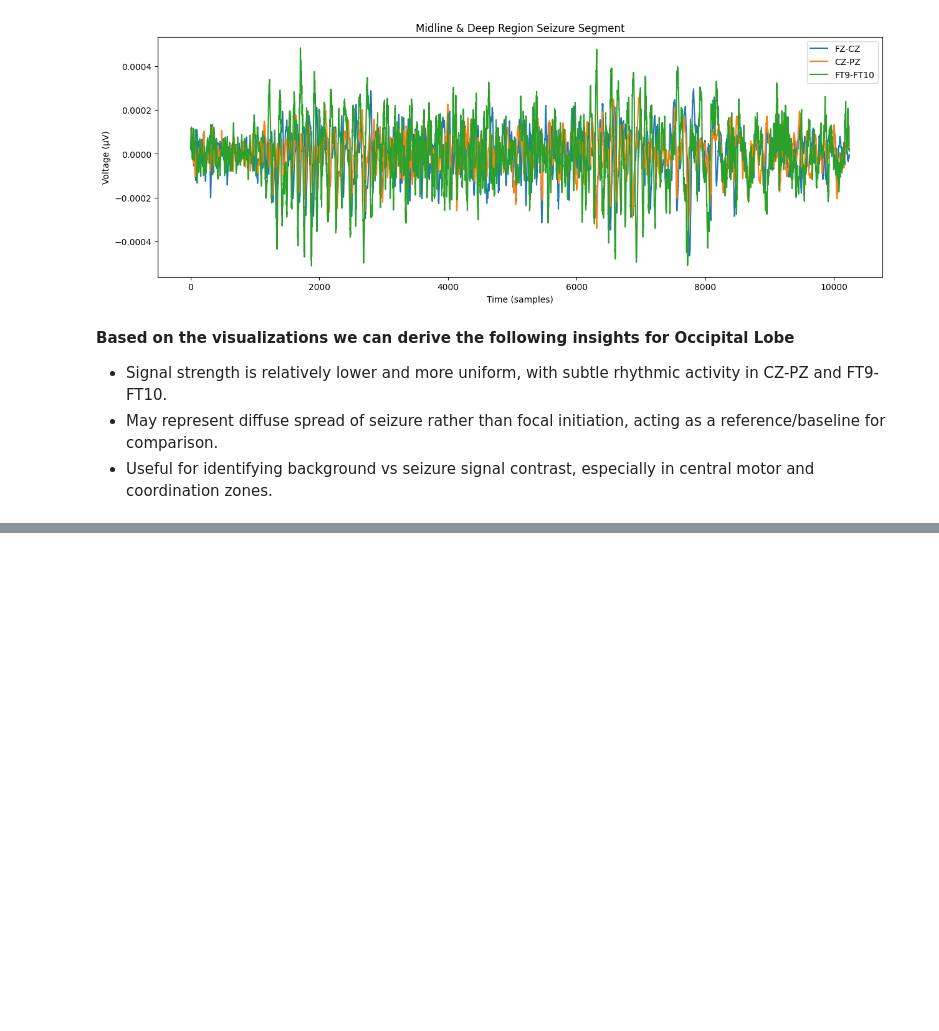
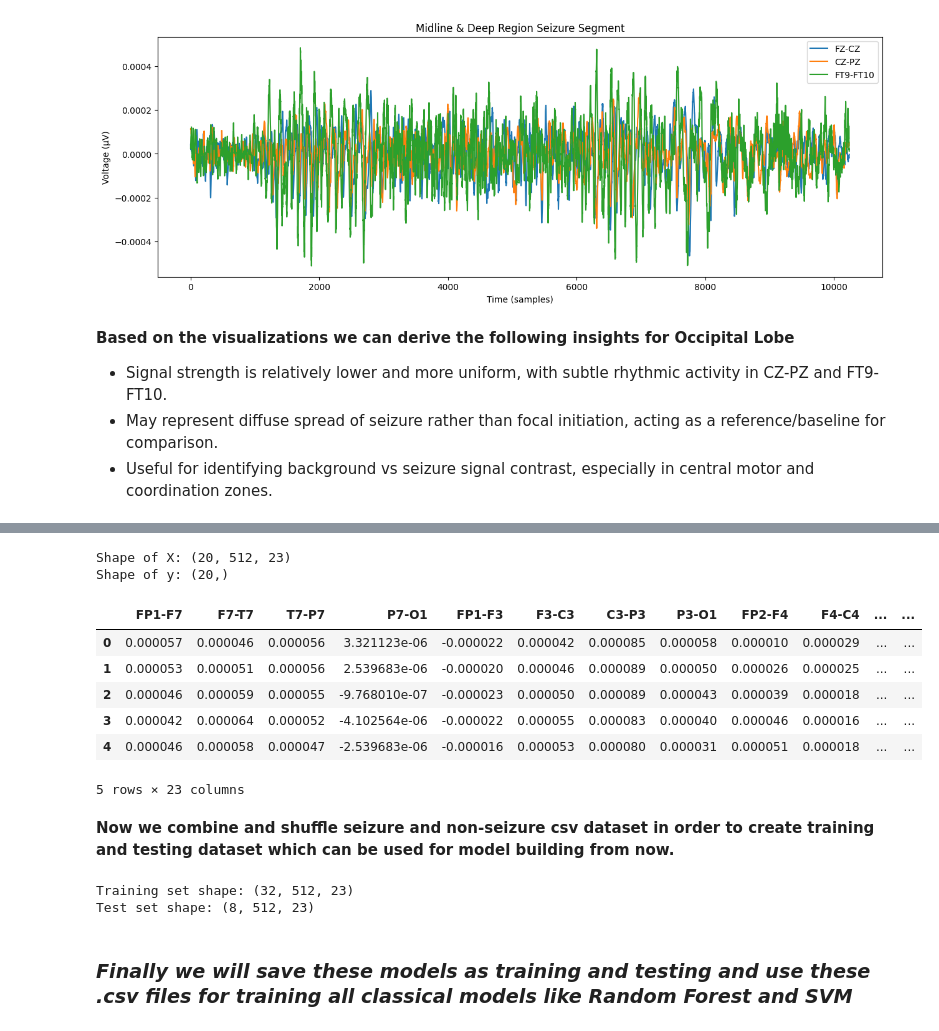
Before and after one commit to PRANIT0605/EEG_Epilepsy_Prediction, a Jupyter notebook: notebooks/patient_data.ipynb, the cells around one changed output, grey strips where cells are left out. Drawn from its saved outputs; the diff is of its cells as text; code cells hidden in the pictures; blank space fills up the shorter version.

Commit message:
Training/Testing Code Updation

```diff
--- a/notebooks/patient_data.ipynb
+++ b/notebooks/patient_data.ipynb
@@ -251,0 +335,71 @@ plt.show()
+# %%
+import pandas as pd
+import numpy as np
+from sklearn.preprocessing import MinMaxScaler
+
+# Step 1: Load the seizure EEG data
+df = pd.read_csv("seizure_segment_chb01_01.csv")  # Make sure path is correct
+
+# Step 2: Normalize each EEG channel
+scaler = MinMaxScaler()
+normalized_data = scaler.fit_transform(df.values)
+
+# Step 3: Set window parameters
+sampling_rate = 256  # Hz
+window_duration = 2  # seconds
+window_size = sampling_rate * window_duration  # 512 samples per window
+step_size = window_size  # no overlap
+
+# Step 4: Segment data into fixed-length windows
+X_non = []
+y_non = []
+for start in range(0, len(normalized_data) - window_size + 1, step_size):
+    end = start + window_size
+    window = normalized_data[start:end, :]  # Shape: (512, 23)
+    X_non.append(window)
+    y_non.append(1)  # Label 1 for seizure
+
+# Step 5: Convert to numpy arrays
+X_non = np.array(X_non)  # Shape: (num_windows, 512, 23)
+y_non = np.array(y_non)  # Shape: (num_windows,)
+
+print("Shape of X:", X_non.shape)
+print("Shape of y:", y_non.shape)
+
+df.head()
+# %% [output]
+Shape of X: (20, 512, 23)
+Shape of y: (20,)
+|  | FP1-F7 | F7-T7 | T7-P7 | P7-O1 | FP1-F3 | F3-C3 | C3-P3 | P3-O1 | FP2-F4 | F4-C4 | ... | ... |
+| 0 | 0.000057 | 0.000046 | 0.000056 | 3.321123e-06 | -0.000022 | 0.000042 | 0.000085 | 0.000058 | 0.000010 | 0.000029 | ... | ... |
+| 1 | 0.000053 | 0.000051 | 0.000056 | 2.539683e-06 | -0.000020 | 0.000046 | 0.000089 | 0.000050 | 0.000026 | 0.000025 | ... | ... |
+| 2 | 0.000046 | 0.000059 | 0.000055 | -9.768010e-07 | -0.000023 | 0.000050 | 0.000089 | 0.000043 | 0.000039 | 0.000018 | ... | ... |
+| 3 | 0.000042 | 0.000064 | 0.000052 | -4.102564e-06 | -0.000022 | 0.000055 | 0.000083 | 0.000040 | 0.000046 | 0.000016 | ... | ... |
+| 4 | 0.000046 | 0.000058 | 0.000047 | -2.539683e-06 | -0.000016 | 0.000053 | 0.000080 | 0.000031 | 0.000051 | 0.000018 | ... | ... |
+5 rows × 23 columns
+# %% [markdown]
+**Now we combine and shuffle seizure and non-seizure csv dataset in order to create training and testing dataset which can be used for model building from now.**
+# %%
+from sklearn.model_selection import train_test_split
+from sklearn.utils import shuffle
+
+# X_seizure, y_seizure from earlier
+# X_non_seizure, y_non_seizure from our new CSV
+
+# Combine both
+X_combined = np.concatenate((X, X_non), axis=0)
+y_combined = np.concatenate((y, y_non), axis=0)
+
+# Shuffle the data to mix seizure and non-seizure samples
+X_combined, y_combined = shuffle(X_combined, y_combined, random_state=42)
+
+# Train-test split (80-20)
+X_train, X_test, y_train, y_test = train_test_split(X_combined, y_combined, test_size=0.2, random_state=42)
+
+print("Training set shape:", X_train.shape)
+print("Test set shape:", X_test.shape)
+# %% [output]
+Training set shape: (32, 512, 23)
+Test set shape: (8, 512, 23)
+# %% [markdown]
+### ***Finally we will save these models as training and testing and use these .csv files for training all classical models like Random Forest and SVM***
```
Also changed, not shown: parts of 11 cells of this notebook, 16 other files.
